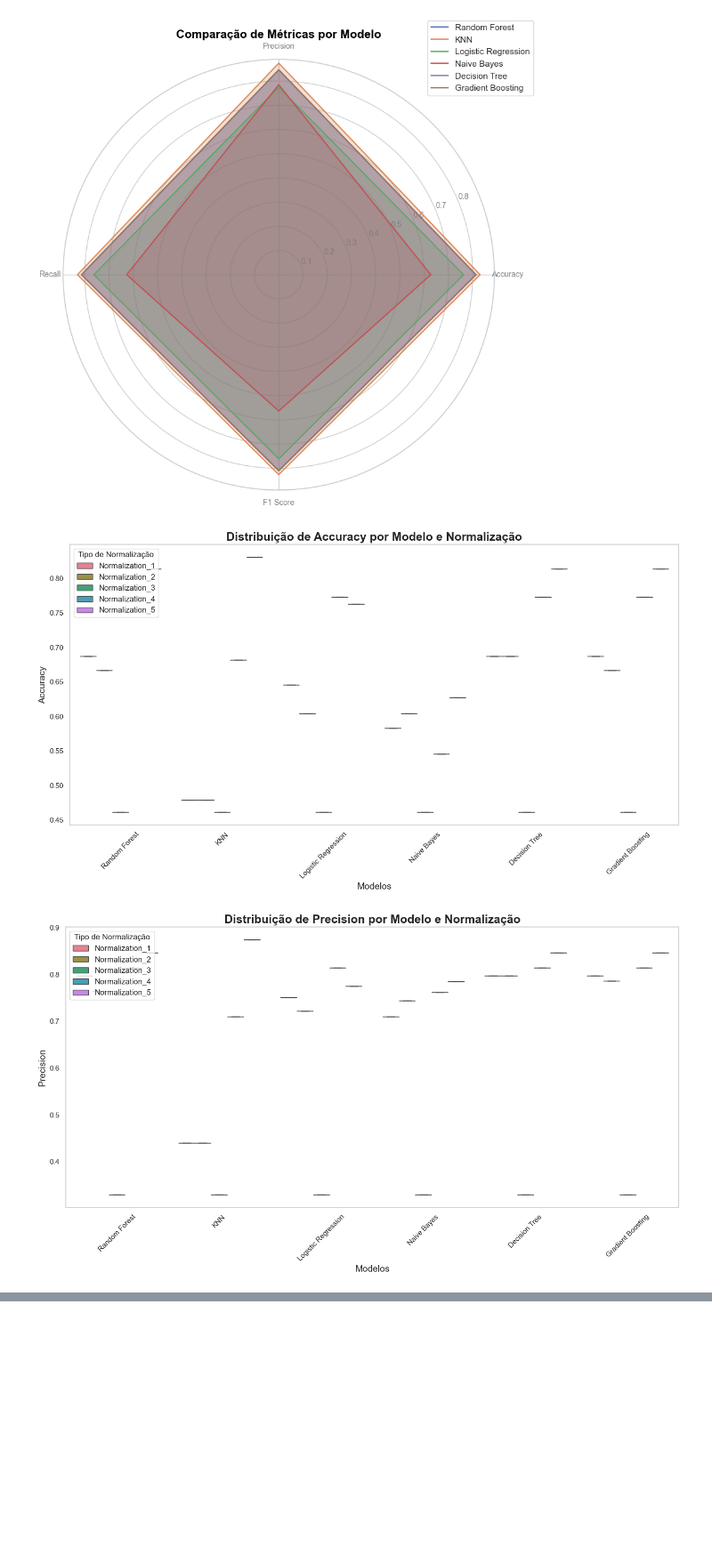
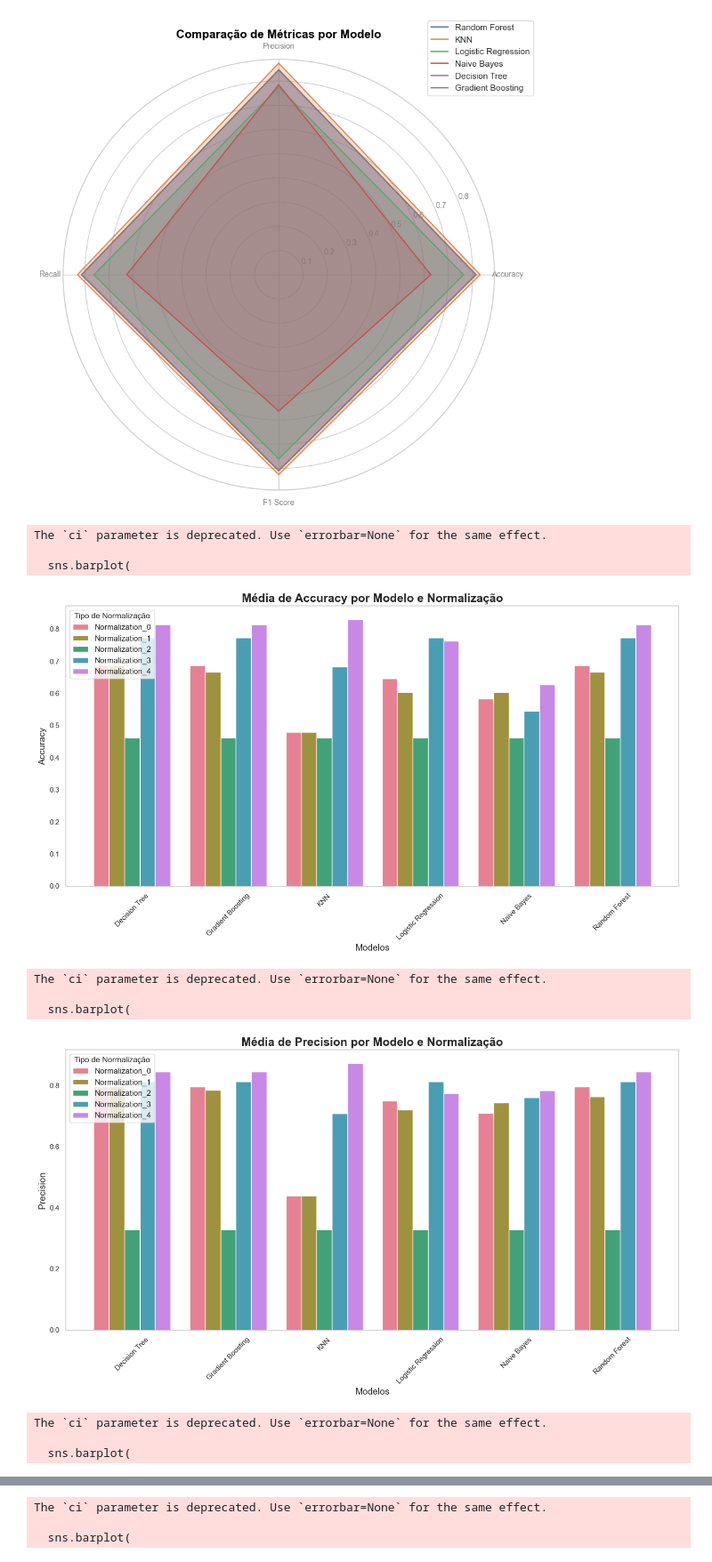
Before and after one commit to Luminary-Team/eden-ia, a Jupyter notebook: ModeloFinal.ipynb, the cells around one changed output, grey strips where cells are left out. Shown at 89% size. Cells and saved outputs as stored; diff of their text form; code cells hidden in the pictures; blank space fills up the shorter version.

Commit message:
Ultima alteração do Modelo

```diff
--- a/ModeloFinal.ipynb
+++ b/ModeloFinal.ipynb
@@ -381,34 +314,53 @@ for metrics_df in model_results:
 [figure]
 [figure]
 # %%
-import matplotlib.pyplot as plt
-import seaborn as sns
-
-# Função para plotar boxplot com melhor visualização
-def plot_boxplot(metrics_dfs, metric):
+# Função para plotar gráficos de barras com barras de erro (desvio padrão)
+def plot_bar_with_error(metrics_dfs, metric):
     all_metrics = []
 
     for metrics_df in metrics_dfs:
         for index, row in metrics_df.iterrows():
             all_metrics.append((row['Model'], row['Normalization Type'], row[metric]))
 
-    boxplot_df = pd.DataFrame(all_metrics, columns=["Model", "Normalization Type", metric])
+    barplot_df = pd.DataFrame(all_metrics, columns=["Model", "Normalization Type", metric])
+
+    # Agrupar por modelo e tipo de normalização para calcular média e desvio padrão
+    grouped = barplot_df.groupby(['Model', 'Normalization Type'])[metric].agg(['mean', 'std']).reset_index()
 
     plt.figure(figsize=(14, 8))
-    sns.boxplot(x="Model", y=metric, hue="Normalization Type", data=boxplot_df, palette="husl", showfliers=False)
+    sns.barplot(
+        x="Model", y="mean", hue="Normalization Type", data=grouped,
+        palette="husl", ci=None, dodge=True
+    )
 
-    plt.title(f"Distribuição de {metric} por Modelo e Normalização", fontsize=18, fontweight='bold')
+    # Adicionar barras de erro manualmente
+    for index, row in grouped.iterrows():
+        plt.errorbar(
+            index // len(grouped['Normalization Type'].unique()) + (index % len(grouped['Normalization Type'].unique())) * 0.2 - 0.2,
+            row['mean'], yerr=row['std'], fmt='none', capsize=5, color='black'
+        )
+
+    plt.title(f"Média de {metric} por Modelo e Normalização", fontsize=18, fontweight='bold')
     plt.ylabel(metric, fontsize=14)
     plt.xlabel("Modelos", fontsize=14)
     plt.xticks(rotation=45)
     plt.legend(title="Tipo de Normalização", fontsize=12, loc='upper left')
     plt.grid(axis='y')
     plt.tight_layout()
     plt.show()
 
 # Chamada da função para cada métrica
 for metric in ["Accuracy", "Precision", "Recall", "F1 Score"]:
-    plot_boxplot(model_results, metric)
+    plot_bar_with_error(model_results, metric)
 # %% [output]
+The `ci` parameter is deprecated. Use `errorbar=None` for the same effect.
+
+  sns.barplot(
-[figure, old version]
+[figure, new version]
+The `ci` parameter is deprecated. Use `errorbar=None` for the same effect.
+
+  sns.barplot(
-[figure, old version]
+[figure, new version]
+The `ci` parameter is deprecated. Use `errorbar=None` for the same effect.
+
+  sns.barplot(
@@ -415,0 +368,3 @@ for metric in ["Accuracy", "Precision", "Recall", "F1 Score"]:
+The `ci` parameter is deprecated. Use `errorbar=None` for the same effect.
+
+  sns.barplot(
```
Also changed, not shown: parts of 9 cells of this notebook.
